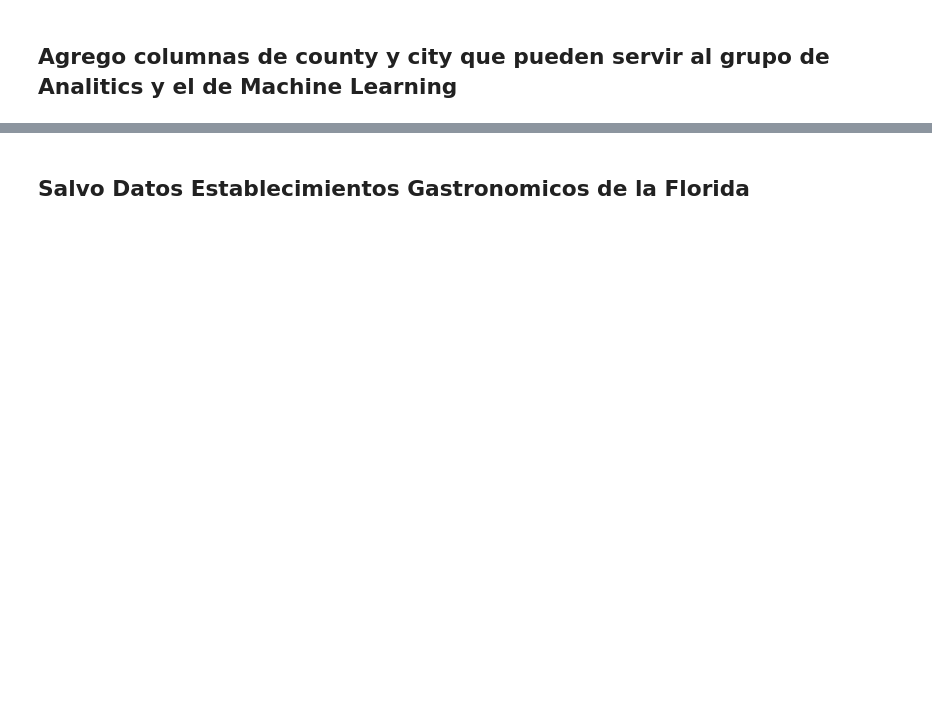
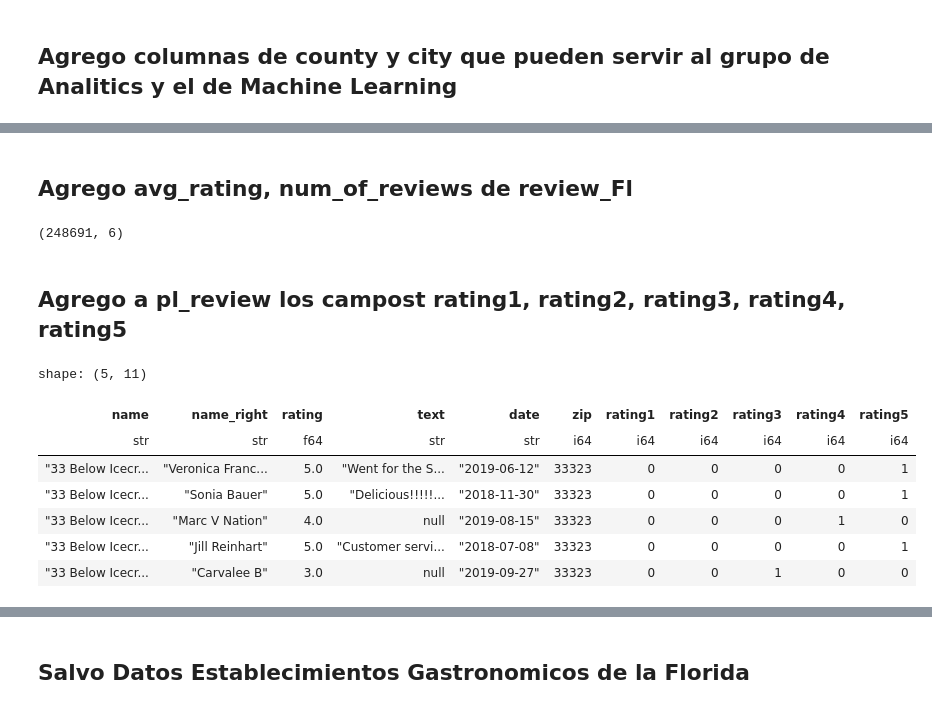
Before and after one commit to cristianpapini/PG_Google_Maps, a Jupyter notebook: Ornaldo/2-probando_tools(sitios).ipynb, the cells around one changed output, grey strips where cells are left out. Cells and saved outputs as stored; diff of their text form; code cells hidden in the pictures; blank space fills up the shorter version.

```diff
--- a/Ornaldo/2-probando_tools(sitios).ipynb
+++ b/Ornaldo/2-probando_tools(sitios).ipynb
@@ -221,0 +197,30 @@ print(location.latitude,location.longitude)
+# %% [markdown]
+## Agrego avg_rating, num_of_reviews de review_Fl
+# %%
+pl_review = pl.read_csv('csv/review_FL.csv')
+pl_review.shape
+# %% [output]
+(248691, 6)
+# %%
+pl_review = pl_review.filter((pl.col('rating')>= 1.0) & (pl.col('rating') <= 5.0))
+# %% [markdown]
+## Agrego a pl_review los campost rating1, rating2, rating3, rating4, rating5
+# %%
+pl_review = pl_review.with_columns([
+    pl.col('rating').apply(lambda x: 1 if x == 1 else 0).alias('rating1'),
+    pl.col('rating').apply(lambda x: 1 if x == 2 else 0).alias('rating2'),
+    pl.col('rating').apply(lambda x: 1 if x == 3 else 0).alias('rating3'),
+    pl.col('rating').apply(lambda x: 1 if x == 4 else 0).alias('rating4'),
+    pl.col('rating').apply(lambda x: 1 if x == 5 else 0).alias('rating5')
+])
+# %%
+pl_review.head()
+# %% [output]
+shape: (5, 11)
+| name | name_right | rating | text | date | zip | rating1 | rating2 | rating3 | rating4 | rating5 |
+| str | str | f64 | str | str | i64 | i64 | i64 | i64 | i64 | i64 |
+| "33 Below Icecr... | "Veronica Franc... | 5.0 | "Went for the S... | "2019-06-12" | 33323 | 0 | 0 | 0 | 0 | 1 |
+| "33 Below Icecr... | "Sonia Bauer" | 5.0 | "Delicious!!!!!... | "2018-11-30" | 33323 | 0 | 0 | 0 | 0 | 1 |
+| "33 Below Icecr... | "Marc V Nation" | 4.0 | null | "2019-08-15" | 33323 | 0 | 0 | 0 | 1 | 0 |
+| "33 Below Icecr... | "Jill Reinhart" | 5.0 | "Customer servi... | "2018-07-08" | 33323 | 0 | 0 | 0 | 0 | 1 |
+| "33 Below Icecr... | "Carvalee B" | 3.0 | null | "2019-09-27" | 33323 | 0 | 0 | 1 | 0 | 0 |
```
Also changed, not shown: parts of 35 cells of this notebook, 3 other files.
